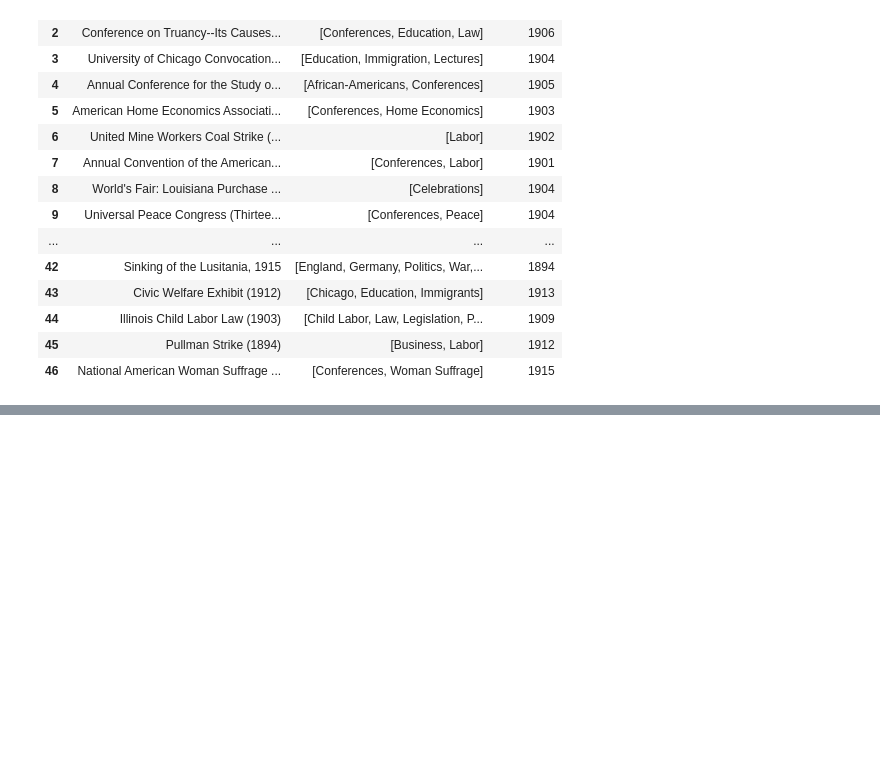
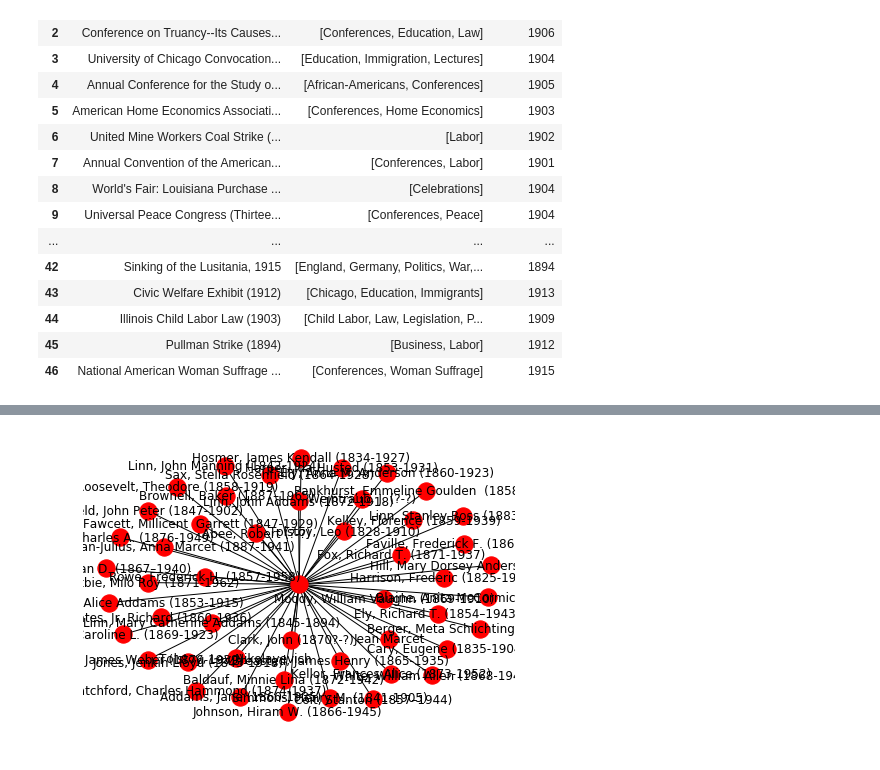
Before and after one commit to catieo/JaneAddamsDigitalEdition, a Jupyter notebook: API_Test.ipynb, the cells around one changed output, grey strips where cells are left out. Cells and saved outputs as stored; diff of their text form; code cells hidden in the pictures; blank space fills up the shorter version.

```diff
--- a/API_Test.ipynb
+++ b/API_Test.ipynb
@@ -102,0 +189,10 @@ for item in tag_list:
+# %%
+def extract_names(document):
+    names = []
+    sentences = ie_preprocess(document)
+    for tagged_sentence in sentences:
+        for chunk in nltk.ne_chunk(tagged_sentence):
+            if type(chunk) == nltk.tree.Tree:
+                if chunk.label() == 'PERSON':
+                    names.append(' '.join([c[0] for c in chunk]))
+    return names
@@ -102,0 +216,18 @@ for item in tag_list:
+# %%
+#building intial graph nodes
+for index, row in people_df.iterrows():
+    G.add_node(row.Name)
+# %%
+#extracting names from text
+for index, row in people_df.iterrows():
+    test = []
+    test.append(extract_names(row.Text))
+    people_df.loc[index,'Colleagues'] = test
+# %%
+for index, row in people_df.iterrows():
+    ugh = str(row.Colleagues)
+    ugh_2 = ugh.split(",")
+    for word in ugh_2:
+        if word in people_df["Name"] == True:
+            G.add_edge(row.Name, word)
+# people_df.head()
@@ -103,2 +241,6 @@ for item in tag_list:
+# %%
+nx.draw(G, with_labels = True)
+# %% [output]
+[figure, added]
 # %%
 # %% [output]
```
Also changed, not shown: parts of 24 cells of this notebook.
